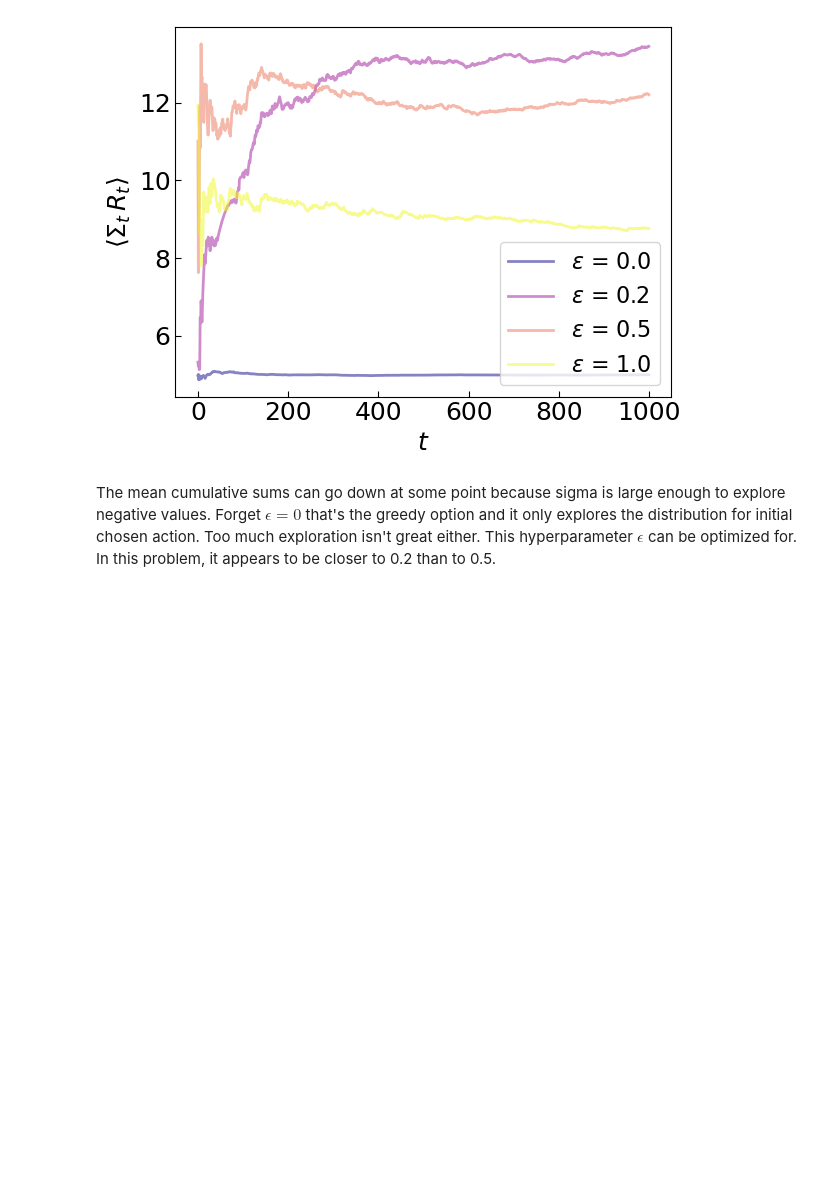
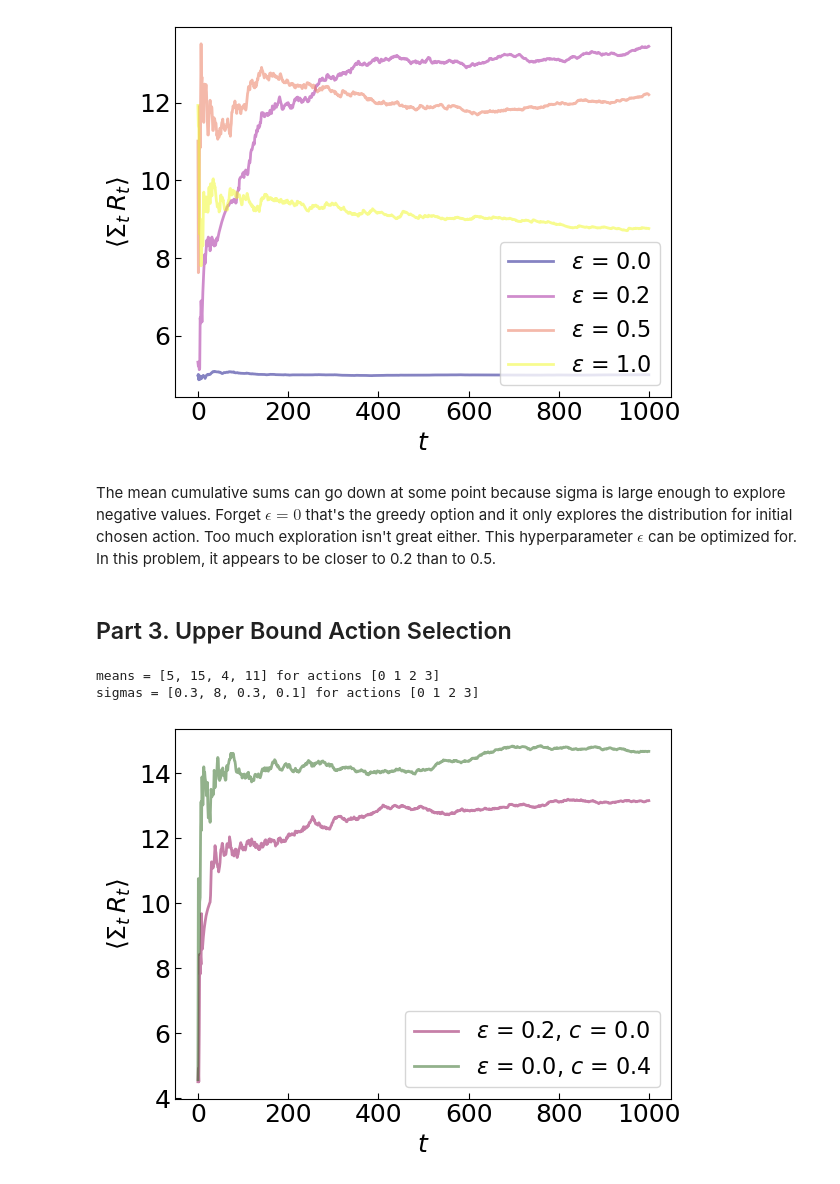
Before and after one commit to jabacousnac/learning_rl, a Jupyter notebook: epsilon_greedy.ipynb, the cells around one changed output. Saved outputs shown, nothing was run; the diff lists cells and outputs as text; code cells hidden in the pictures; blank space fills up the shorter version.

```diff
--- a/epsilon_greedy.ipynb
+++ b/epsilon_greedy.ipynb
@@ -146,3 +147,5 @@ sigmas = [0.3, 8, 0.3, 0.1] for actions [0 1 2 3]
 [figure]
 # %% [markdown]
 The mean cumulative sums can go down at some point because sigma is large enough to explore negative values. Forget $\epsilon = 0$ that's the greedy option and it only explores the distribution for initial chosen action. Too much exploration isn't great either. This hyperparameter $\epsilon$ can be optimized for. In this problem, it appears to be closer to 0.2 than to 0.5.
+# %% [markdown]
+## Part 3. Upper Bound Action Selection
@@ -148,0 +207,6 @@ The mean cumulative sums can go down at some point because sigma is large enough
+# %%
+epsilon_greedy_ucb()
+# %% [output]
+means = [5, 15, 4, 11] for actions [0 1 2 3]
+sigmas = [0.3, 8, 0.3, 0.1] for actions [0 1 2 3]
+[figure, added]
```
Also changed, not shown: parts of 6 cells of this notebook.
